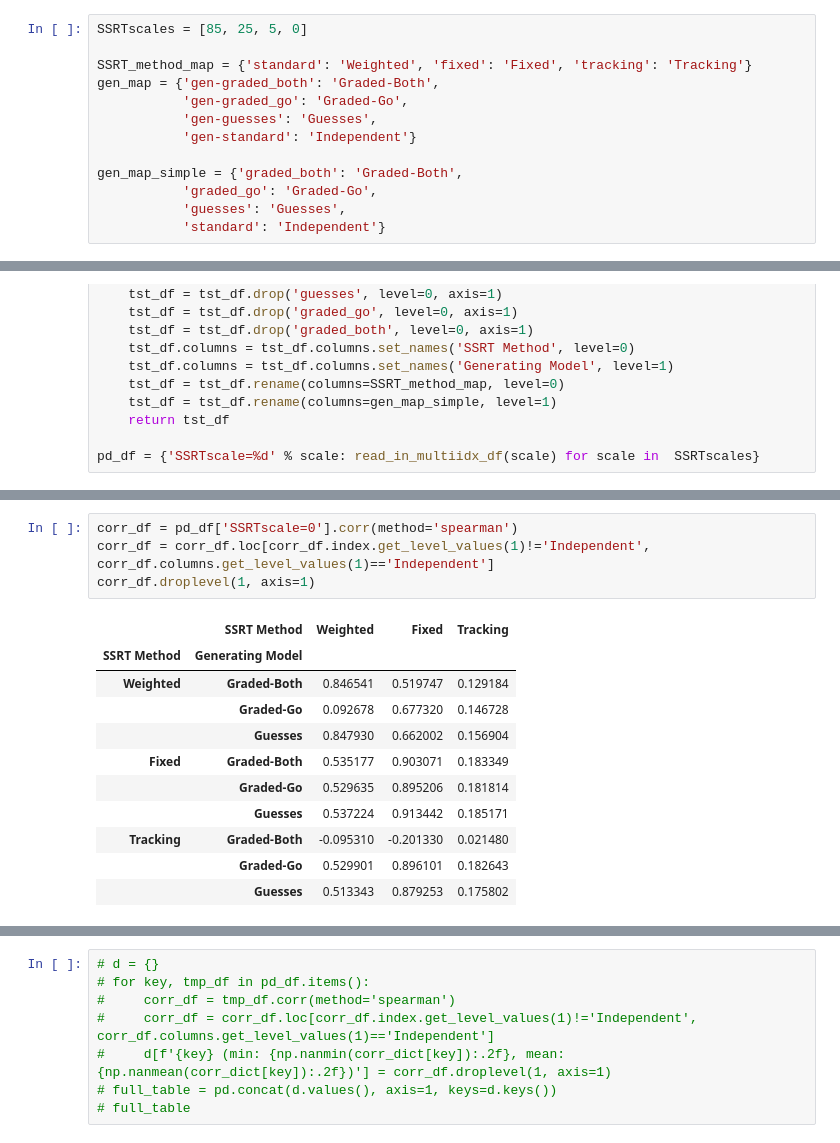
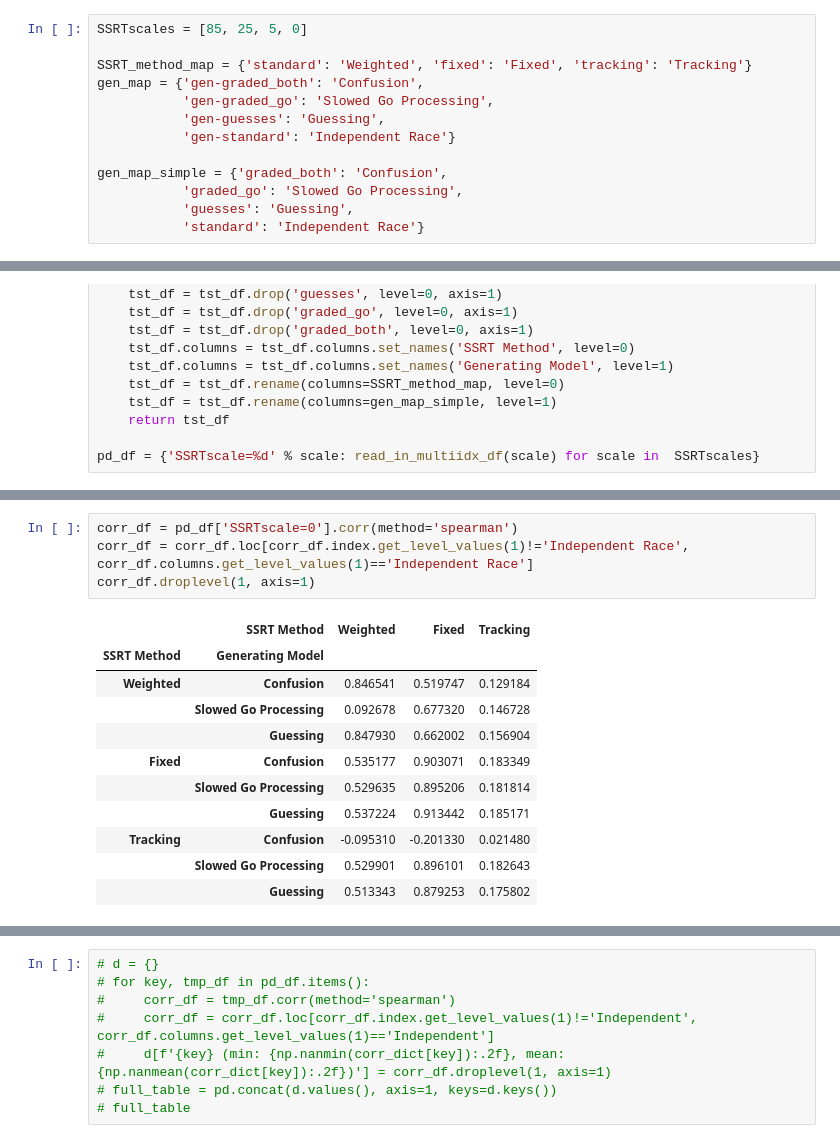
Before and after one commit to henrymj/ABCD_simulations, a Jupyter notebook: 2results_across_SSRTscales.ipynb, the cells around one changed output, grey strips where cells are left out. Drawn from its saved outputs; the diff is of its cells as text.

```diff
--- a/2results_across_SSRTscales.ipynb
+++ b/2results_across_SSRTscales.ipynb
@@ -16,15 +16,15 @@ import dataframe_image as dfi
 SSRTscales = [85, 25, 5, 0]
 
 SSRT_method_map = {'standard': 'Weighted', 'fixed': 'Fixed', 'tracking': 'Tracking'}
-gen_map = {'gen-graded_both': 'Graded-Both',
-           'gen-graded_go': 'Graded-Go',
-           'gen-guesses': 'Guesses',
-           'gen-standard': 'Independent'}
+gen_map = {'gen-graded_both': 'Confusion',
+           'gen-graded_go': 'Slowed Go Processing',
+           'gen-guesses': 'Guessing',
+           'gen-standard': 'Independent Race'}
 
-gen_map_simple = {'graded_both': 'Graded-Both',
-           'graded_go': 'Graded-Go',
-           'guesses': 'Guesses',
-           'standard': 'Independent'}
+gen_map_simple = {'graded_both': 'Confusion',
+           'graded_go': 'Slowed Go Processing',
+           'guesses': 'Guessing',
+           'standard': 'Independent Race'}
 # %% [markdown]
 # looking at correlations across generating models x SSRT methods, SSRT scales
 # %%
@@ -102,19 +102,19 @@ corr_df.droplevel(1, axis=1)
 # %%
 corr_df = pd_df['SSRTscale=0'].corr(method='spearman')
-corr_df = corr_df.loc[corr_df.index.get_level_values(1)!='Independent', corr_df.columns.get_level_values(1)=='Independent']
+corr_df = corr_df.loc[corr_df.index.get_level_values(1)!='Independent Race', corr_df.columns.get_level_values(1)=='Independent Race']
 corr_df.droplevel(1, axis=1)
 # %% [output]
 |  | SSRT Method | Weighted | Fixed | Tracking |
 | SSRT Method | Generating Model |  |  |  |
-| Weighted | Graded-Both | 0.846541 | 0.519747 | 0.129184 |
-|  | Graded-Go | 0.092678 | 0.677320 | 0.146728 |
-|  | Guesses | 0.847930 | 0.662002 | 0.156904 |
-| Fixed | Graded-Both | 0.535177 | 0.903071 | 0.183349 |
-|  | Graded-Go | 0.529635 | 0.895206 | 0.181814 |
-|  | Guesses | 0.537224 | 0.913442 | 0.185171 |
-| Tracking | Graded-Both | -0.095310 | -0.201330 | 0.021480 |
-|  | Graded-Go | 0.529901 | 0.896101 | 0.182643 |
-|  | Guesses | 0.513343 | 0.879253 | 0.175802 |
+| Weighted | Confusion | 0.846541 | 0.519747 | 0.129184 |
+|  | Slowed Go Processing | 0.092678 | 0.677320 | 0.146728 |
+|  | Guessing | 0.847930 | 0.662002 | 0.156904 |
+| Fixed | Confusion | 0.535177 | 0.903071 | 0.183349 |
+|  | Slowed Go Processing | 0.529635 | 0.895206 | 0.181814 |
+|  | Guessing | 0.537224 | 0.913442 | 0.185171 |
+| Tracking | Confusion | -0.095310 | -0.201330 | 0.021480 |
+|  | Slowed Go Processing | 0.529901 | 0.896101 | 0.182643 |
+|  | Guessing | 0.513343 | 0.879253 | 0.175802 |
 # %%
 corr_dict = {}
 simple_dict = {}
```
Also changed, not shown: parts of 6 cells of this notebook, 2 other files.
